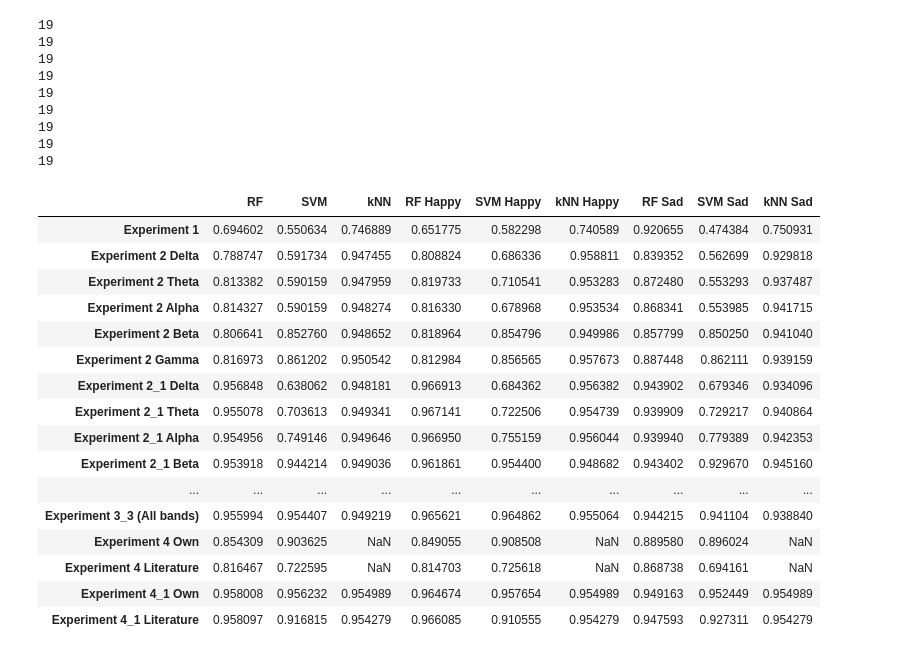
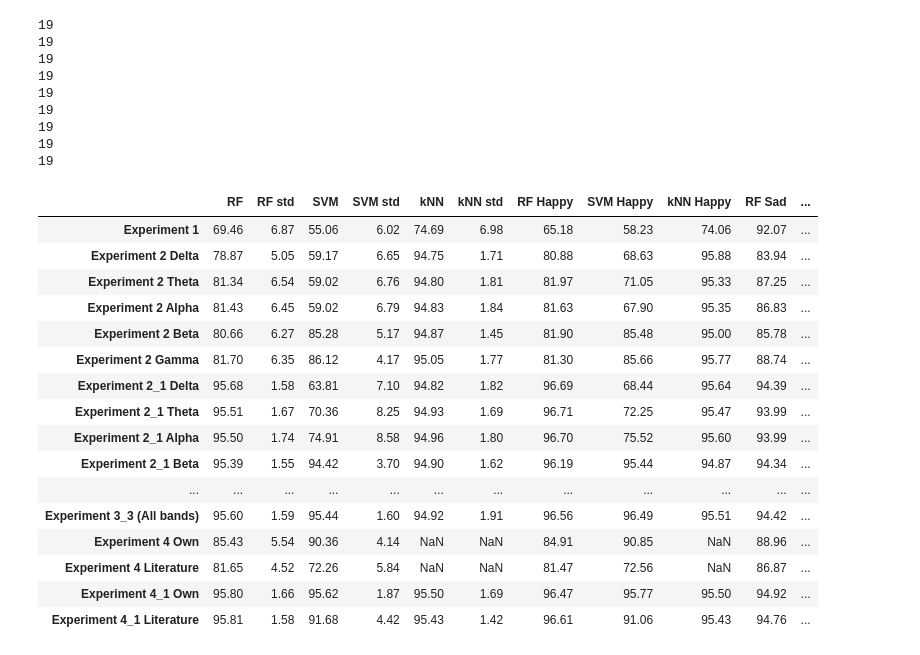
Before and after one commit to imjaimeortiz/TFG_BCI_Emotions_tests, a Jupyter notebook: binary_summary.ipynb, the cells around one changed output. Drawn from its saved outputs; the diff is of its cells as text; code cells hidden in the pictures.

```diff
--- a/binary_summary.ipynb
+++ b/binary_summary.ipynb
@@ -1113,8 +1227,8 @@ rf_own_sad_arr = []
 svm_own_sad_arr = []
 
 exp4_acc = exp4_df['Accuracy']
-exp4_happy = exp4_df['Happy precision']
-exp4_sad = exp4_df['Sad precision']
+exp4_happy = exp4_df['Happy f1-score']
+exp4_sad = exp4_df['Sad f1-score']
 
 print(len(exp4_acc))
 for i in range (0,len(exp4_acc)):
@@ -1158,12 +1272,22 @@ print("SVM own mean: ", svm_own_mean)
 
 rf_acc_means.append(rf_own_mean)
 rf_acc_means.append(rf_lit_mean)
-print(len(rf_acc_means))
 svm_acc_means.append(svm_own_mean)
 svm_acc_means.append(svm_lit_mean)
-
 knn_acc_means.append(None)
 knn_acc_means.append(None)
+
+rf_own_std = np.std(rf_own_acc_arr)
+svm_own_std = np.std(svm_own_acc_arr)
+rf_lit_std = np.std(rf_lit_acc_arr)
+svm_lit_std = np.std(svm_lit_acc_arr)
+
+rf_acc_std.append(rf_own_std)
+rf_acc_std.append(rf_lit_std)
+svm_acc_std.append(svm_own_std)
+svm_acc_std.append(svm_lit_std)
+knn_acc_std.append(None)
+knn_acc_std.append(None)
 
 rf_lit_happy_mean = statistics.mean(rf_lit_happy_arr)
 print("RF literature mean: ", rf_lit_happy_mean)
@@ -1237,8 +1360,8 @@ svm_own_sad_arr = []
 knn_own_sad_arr = []
 
 exp4_acc = exp4_1_df['Accuracy']
-exp4_happy = exp4_1_df['Happy precision']
-exp4_sad = exp4_1_df['Sad precision']
+exp4_happy = exp4_1_df['Happy f1-score']
+exp4_sad = exp4_1_df['Sad f1-score']
 
 print(len(exp4_acc))
 for i in range (0,len(exp4_acc)):
@@ -1290,12 +1413,24 @@ print("kNN own mean: ", knn_own_mean)
 
 rf_acc_means.append(rf_own_mean)
 rf_acc_means.append(rf_lit_mean)
-print(len(rf_acc_means))
 svm_acc_means.append(svm_own_mean)
 svm_acc_means.append(svm_lit_mean)
-
 knn_acc_means.append(knn_own_mean)
 knn_acc_means.append(knn_lit_mean)
+
+rf_own_std = np.std(rf_own_acc_arr)
+svm_own_std = np.std(svm_own_acc_arr)
+knn_own_std = np.std(knn_own_acc_arr)
+rf_lit_std = np.std(rf_lit_acc_arr)
+svm_lit_std = np.std(svm_lit_acc_arr)
+knn_lit_std = np.std(knn_lit_acc_arr)
+
+rf_acc_std.append(rf_own_std)
+rf_acc_std.append(rf_lit_std)
+svm_acc_std.append(svm_own_std)
+svm_acc_std.append(svm_lit_std)
+knn_acc_std.append(knn_own_std)
+knn_acc_std.append(knn_lit_std)
 
 rf_lit_happy_mean = statistics.mean(rf_lit_happy_arr)
 print("RF literature mean: ", rf_lit_happy_mean)
@@ -1381,25 +1516,25 @@ print(len(knn_sad_means))
 19
 19
 # %%
-data = {'RF': rf_acc_means, 'SVM': svm_acc_means, 'kNN': knn_acc_means, 'RF Happy': rf_happy_means, 'SVM Happy': svm_happy_means, 'kNN Happy': knn_happy_means,  'RF Sad': rf_sad_means, 'SVM Sad': svm_sad_means, 'kNN Sad': knn_sad_means}
+data = {'RF': rf_acc_means, 'RF std': rf_acc_std, 'SVM': svm_acc_means, 'SVM std': svm_acc_std, 'kNN': knn_acc_means, 'kNN std': knn_acc_std, 'RF Happy': rf_happy_means, 'SVM Happy': svm_happy_means, 'kNN Happy': knn_happy_means,  'RF Sad': rf_sad_means, 'SVM Sad': svm_sad_means, 'kNN Sad': knn_sad_means}
 df = pd.DataFrame(data)
 df.index = ['Experiment 1', 'Experiment 2 Delta', 'Experiment 2 Theta', 'Experiment 2 Alpha', 'Experiment 2 Beta', 'Experiment 2 Gamma', 'Experiment 2_1 Delta', 'Experiment 2_1 Theta', 'Experiment 2_1 Alpha', 'Experiment 2_1 Beta', 'Experiment 2_1 Gamma','Experiment 3 (All bands)', 'Experiment 3_1 (All bands)', 'Experiment 3_2 (All bands)', 'Experiment 3_3 (All bands)', 'Experiment 4 Own', 'Experiment 4 Literature', 'Experiment 4_1 Own', 'Experiment 4_1 Literature']
-df
+np.round(df*100, decimals= 2)
 # %% [output]
-|  | RF | SVM | kNN | RF Happy | SVM Happy | kNN Happy | RF Sad | SVM Sad | kNN Sad |
-| Experiment 1 | 0.694602 | 0.550634 | 0.746889 | 0.651775 | 0.582298 | 0.740589 | 0.920655 | 0.474384 | 0.750931 |
-| Experiment 2 Delta | 0.788747 | 0.591734 | 0.947455 | 0.808824 | 0.686336 | 0.958811 | 0.839352 | 0.562699 | 0.929818 |
-| Experiment 2 Theta | 0.813382 | 0.590159 | 0.947959 | 0.819733 | 0.710541 | 0.953283 | 0.872480 | 0.553293 | 0.937487 |
-| Experiment 2 Alpha | 0.814327 | 0.590159 | 0.948274 | 0.816330 | 0.678968 | 0.953534 | 0.868341 | 0.553985 | 0.941715 |
-| Experiment 2 Beta | 0.806641 | 0.852760 | 0.948652 | 0.818964 | 0.854796 | 0.949986 | 0.857799 | 0.850250 | 0.941040 |
-| Experiment 2 Gamma | 0.816973 | 0.861202 | 0.950542 | 0.812984 | 0.856565 | 0.957673 | 0.887448 | 0.862111 | 0.939159 |
-| Experiment 2_1 Delta | 0.956848 | 0.638062 | 0.948181 | 0.966913 | 0.684362 | 0.956382 | 0.943902 | 0.679346 | 0.934096 |
-| Experiment 2_1 Theta | 0.955078 | 0.703613 | 0.949341 | 0.967141 | 0.722506 | 0.954739 | 0.939909 | 0.729217 | 0.940864 |
-| Experiment 2_1 Alpha | 0.954956 | 0.749146 | 0.949646 | 0.966950 | 0.755159 | 0.956044 | 0.939940 | 0.779389 | 0.942353 |
-| Experiment 2_1 Beta | 0.953918 | 0.944214 | 0.949036 | 0.961861 | 0.954400 | 0.948682 | 0.943402 | 0.929670 | 0.945160 |
-| ... | ... | ... | ... | ... | ... | ... | ... | ... | ... |
-| Experiment 3_3 (All bands) | 0.955994 | 0.954407 | 0.949219 | 0.965621 | 0.964862 | 0.955064 | 0.944215 | 0.941104 | 0.938840 |
-| Experiment 4 Own | 0.854309 | 0.903625 | NaN | 0.849055 | 0.908508 | NaN | 0.889580 | 0.896024 | NaN |
-| Experiment 4 Literature | 0.816467 | 0.722595 | NaN | 0.814703 | 0.725618 | NaN | 0.868738 | 0.694161 | NaN |
-| Experiment 4_1 Own | 0.958008 | 0.956232 | 0.954989 | 0.964674 | 0.957654 | 0.954989 | 0.949163 | 0.952449 | 0.954989 |
-| Experiment 4_1 Literature | 0.958097 | 0.916815 | 0.954279 | 0.966085 | 0.910555 | 0.954279 | 0.947593 | 0.927311 | 0.954279 |
+|  | RF | RF std | SVM | SVM std | kNN | kNN std | RF Happy | SVM Happy | kNN Happy | RF Sad | ... |
+| Experiment 1 | 69.46 | 6.87 | 55.06 | 6.02 | 74.69 | 6.98 | 65.18 | 58.23 | 74.06 | 92.07 | ... |
+| Experiment 2 Delta | 78.87 | 5.05 | 59.17 | 6.65 | 94.75 | 1.71 | 80.88 | 68.63 | 95.88 | 83.94 | ... |
+| Experiment 2 Theta | 81.34 | 6.54 | 59.02 | 6.76 | 94.80 | 1.81 | 81.97 | 71.05 | 95.33 | 87.25 | ... |
+| Experiment 2 Alpha | 81.43 | 6.45 | 59.02 | 6.79 | 94.83 | 1.84 | 81.63 | 67.90 | 95.35 | 86.83 | ... |
+| Experiment 2 Beta | 80.66 | 6.27 | 85.28 | 5.17 | 94.87 | 1.45 | 81.90 | 85.48 | 95.00 | 85.78 | ... |
+| Experiment 2 Gamma | 81.70 | 6.35 | 86.12 | 4.17 | 95.05 | 1.77 | 81.30 | 85.66 | 95.77 | 88.74 | ... |
+| Experiment 2_1 Delta | 95.68 | 1.58 | 63.81 | 7.10 | 94.82 | 1.82 | 96.69 | 68.44 | 95.64 | 94.39 | ... |
+| Experiment 2_1 Theta | 95.51 | 1.67 | 70.36 | 8.25 | 94.93 | 1.69 | 96.71 | 72.25 | 95.47 | 93.99 | ... |
+| Experiment 2_1 Alpha | 95.50 | 1.74 | 74.91 | 8.58 | 94.96 | 1.80 | 96.70 | 75.52 | 95.60 | 93.99 | ... |
+| Experiment 2_1 Beta | 95.39 | 1.55 | 94.42 | 3.70 | 94.90 | 1.62 | 96.19 | 95.44 | 94.87 | 94.34 | ... |
+| ... | ... | ... | ... | ... | ... | ... | ... | ... | ... | ... | ... |
+| Experiment 3_3 (All bands) | 95.60 | 1.59 | 95.44 | 1.60 | 94.92 | 1.91 | 96.56 | 96.49 | 95.51 | 94.42 | ... |
+| Experiment 4 Own | 85.43 | 5.54 | 90.36 | 4.14 | NaN | NaN | 84.91 | 90.85 | NaN | 88.96 | ... |
+| Experiment 4 Literature | 81.65 | 4.52 | 72.26 | 5.84 | NaN | NaN | 81.47 | 72.56 | NaN | 86.87 | ... |
+| Experiment 4_1 Own | 95.80 | 1.66 | 95.62 | 1.87 | 95.50 | 1.69 | 96.47 | 95.77 | 95.50 | 94.92 | ... |
+| Experiment 4_1 Literature | 95.81 | 1.58 | 91.68 | 4.42 | 95.43 | 1.42 | 96.61 | 91.06 | 95.43 | 94.76 | ... |
```
Also changed, not shown: parts of 12 cells of this notebook, 5 other files.
